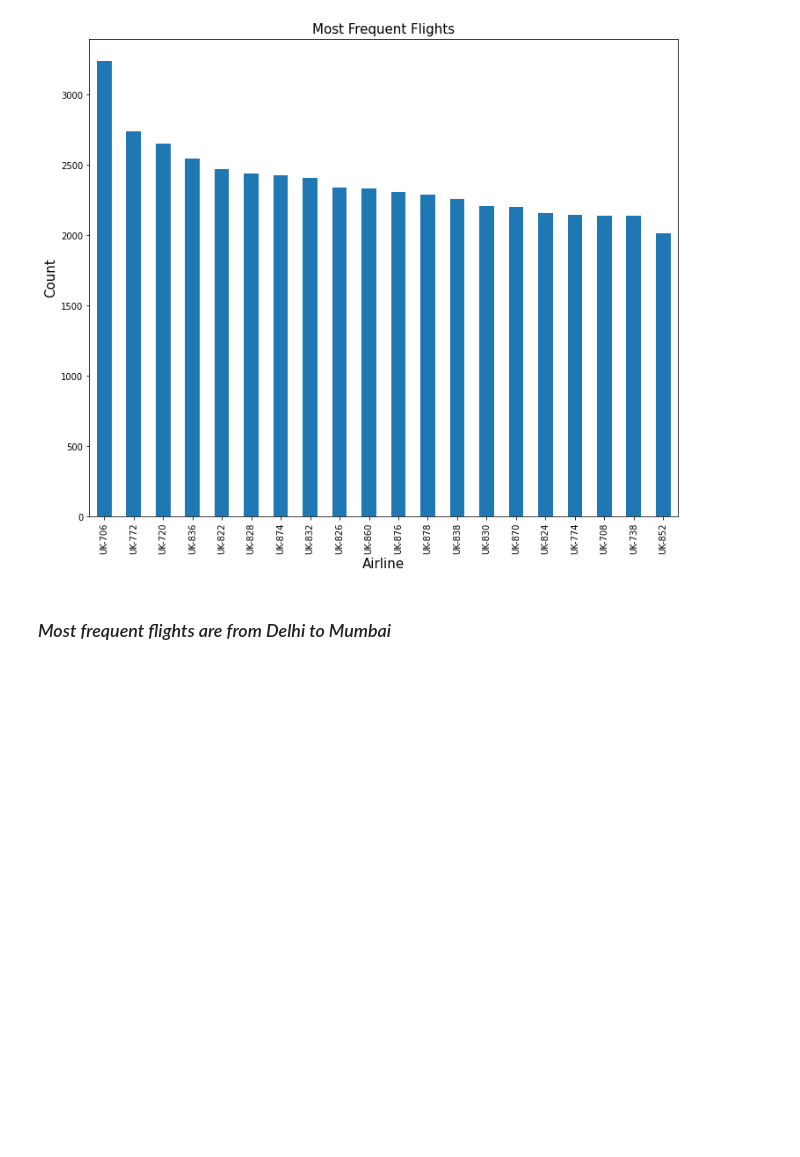
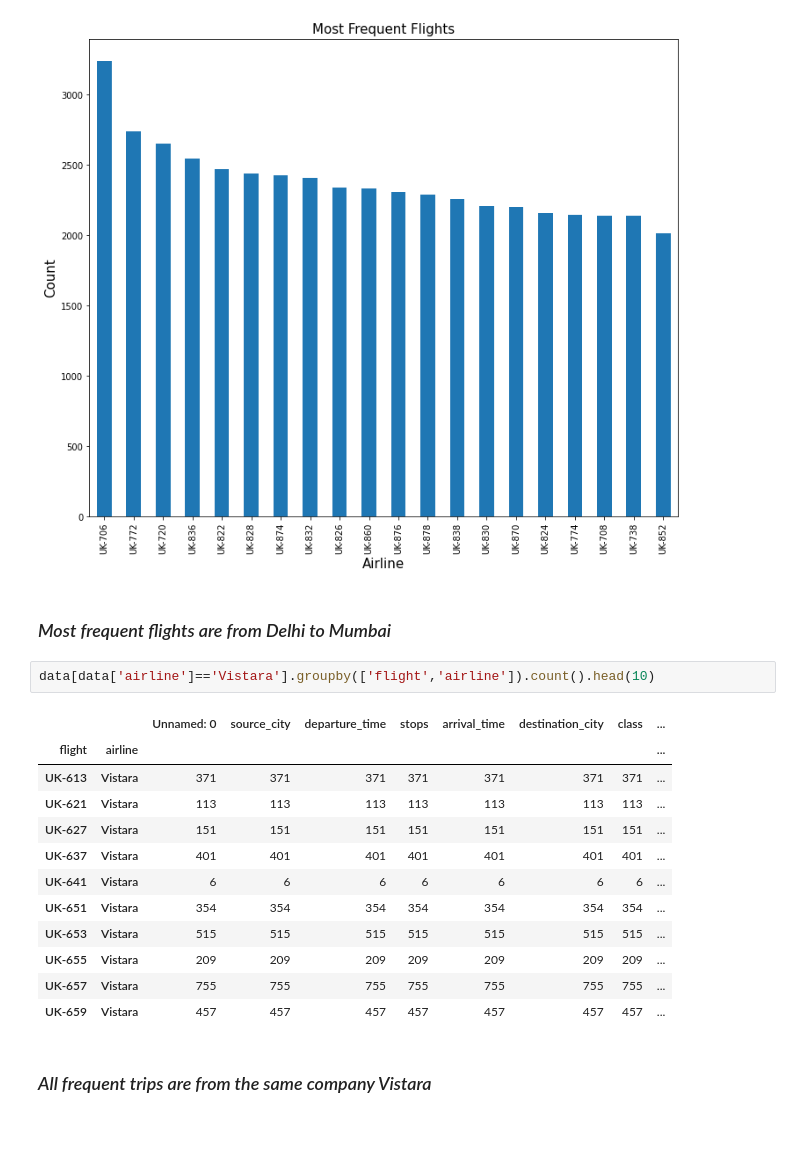
Before and after one commit to Omar-Khan99/flight-price-prediction, a Jupyter notebook: flight-price-prediction.ipynb, the cells around one changed output. Saved outputs shown, nothing was run; the diff lists cells and outputs as text; blank space fills up the shorter version.

```diff
--- a/flight-price-prediction.ipynb
+++ b/flight-price-prediction.ipynb
@@ -280,6 +294,23 @@ plt.show()
 [figure]
 # %% [markdown]
 ### *Most frequent flights are from Delhi to Mumbai*
+# %%
+data[data['airline']=='Vistara'].groupby(['flight','airline']).count().head(10)
+# %% [output]
+|  |  | Unnamed: 0 | source_city | departure_time | stops | arrival_time | destination_city | class | ... |
+| flight | airline |  |  |  |  |  |  |  | ... |
+| UK-613 | Vistara | 371 | 371 | 371 | 371 | 371 | 371 | 371 | ... |
+| UK-621 | Vistara | 113 | 113 | 113 | 113 | 113 | 113 | 113 | ... |
+| UK-627 | Vistara | 151 | 151 | 151 | 151 | 151 | 151 | 151 | ... |
+| UK-637 | Vistara | 401 | 401 | 401 | 401 | 401 | 401 | 401 | ... |
+| UK-641 | Vistara | 6 | 6 | 6 | 6 | 6 | 6 | 6 | ... |
+| UK-651 | Vistara | 354 | 354 | 354 | 354 | 354 | 354 | 354 | ... |
+| UK-653 | Vistara | 515 | 515 | 515 | 515 | 515 | 515 | 515 | ... |
+| UK-655 | Vistara | 209 | 209 | 209 | 209 | 209 | 209 | 209 | ... |
+| UK-657 | Vistara | 755 | 755 | 755 | 755 | 755 | 755 | 755 | ... |
+| UK-659 | Vistara | 457 | 457 | 457 | 457 | 457 | 457 | 457 | ... |
+# %% [markdown]
+### *All frequent trips are from the same company Vistara*
 # %% [markdown]
 <br>
 # %%
```
Also changed, not shown: parts of 7 cells of this notebook.
